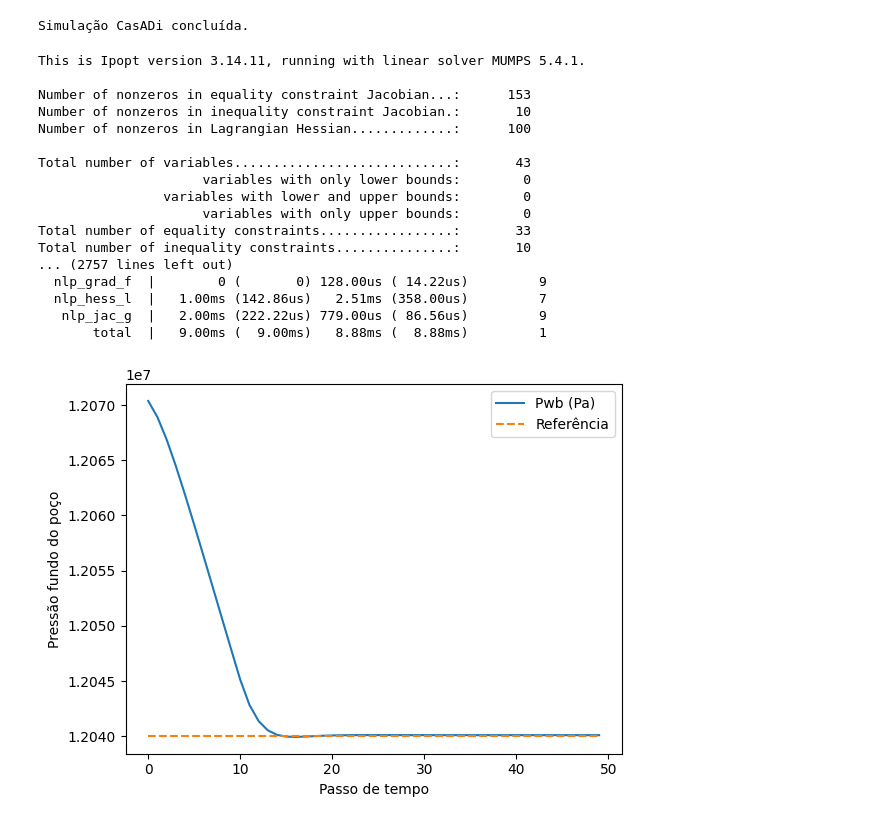
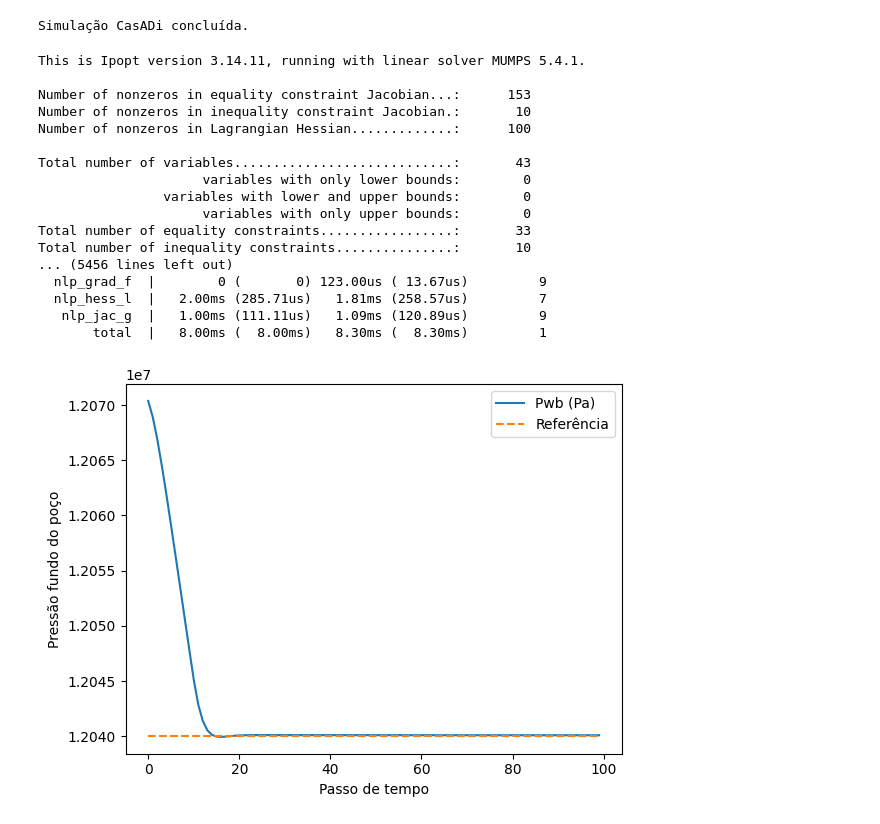
Before and after one commit to niczinha/mpc-talvez, a Jupyter notebook: nmpc.ipynb, the cells around one changed output. Cells and saved outputs as stored; diff of their text form; code cells hidden in the pictures.

```diff
--- a/nmpc.ipynb
+++ b/nmpc.ipynb
@@ -325,8 +325,8 @@ def rk4_step(xk, uk, dt):
     return xk + dt/6*(k1 + 2*k2 + 2*k3 + k4)
 
 # --- 3) MPC simples ---
-N = 10          # horizonte curto
-dt = 1.0
+N = 10
+dt = 1
 
 opti = ca.Opti()
 X = opti.variable(3, N+1)
@@ -350,12 +350,12 @@ for k in range(N):
     opti.subject_to(X[:,k+1]==X_next)
 
 # limites de operação
-opti.subject_to(opti.bounded(0.1, U, 3.0))
+opti.subject_to(opti.bounded(0.1, U, 10.0))
 
 opti.solver("ipopt")
 
 # --- 4) Loop de simulação simples ---
-Tsim = 50
+Tsim = (100)
 x_real = X_eq_vals.copy()
 z_real = z0_vals.copy()
 hist_Pwb = []
@@ -378,39 +378,39 @@ for t_i in range(Tsim):
     res = integrador(x0=x_real, z0=z_real, p=params)
     x_real = res["xf"].full().flatten()
     z_real = res["zf"].full().flatten()
 
     out = modelo(x_real, params, z_real)
     hist_Pwb.append(float(out["Pwb"]))
 
     opti.set_initial(sol.value_variables())  # warm start
 
 # --- 5) Resultado ---
 import matplotlib.pyplot as plt
 plt.plot(hist_Pwb, label="Pwb (Pa)")
 plt.plot([12.04e6]*Tsim, "--", label="Referência")
 plt.xlabel("Passo de tempo")
 plt.ylabel("Pressão fundo do poço")
 plt.legend()
 plt.show()
 # %% [output]
 This is Ipopt version 3.14.11, running with linear solver MUMPS 5.4.1.
 
 Number of nonzeros in equality constraint Jacobian...:      153
 Number of nonzeros in inequality constraint Jacobian.:       10
 Number of nonzeros in Lagrangian Hessian.............:      100
 
 Total number of variables............................:       43
                      variables with only lower bounds:        0
                 variables with lower and upper bounds:        0
                      variables with only upper bounds:        0
 Total number of equality constraints.................:       33
 Total number of inequality constraints...............:       10
-... (2757 lines left out)
-  nlp_grad_f  |        0 (       0) 128.00us ( 14.22us)         9
-  nlp_hess_l  |   1.00ms (142.86us)   2.51ms (358.00us)         7
-   nlp_jac_g  |   2.00ms (222.22us) 779.00us ( 86.56us)         9
-       total  |   9.00ms (  9.00ms)   8.88ms (  8.88ms)         1
+... (5456 lines left out)
+  nlp_grad_f  |        0 (       0) 123.00us ( 13.67us)         9
+  nlp_hess_l  |   2.00ms (285.71us)   1.81ms (258.57us)         7
+   nlp_jac_g  |   1.00ms (111.11us)   1.09ms (120.89us)         9
+       total  |   8.00ms (  8.00ms)   8.30ms (  8.30ms)         1
-[figure, old version]
+[figure, new version]
 # %%
 plt.plot(hist_u, label="w_inj (m³/s)")
 plt.xlabel("Passo de tempo")
```
Also changed, not shown: parts of 1 cell of this notebook.
